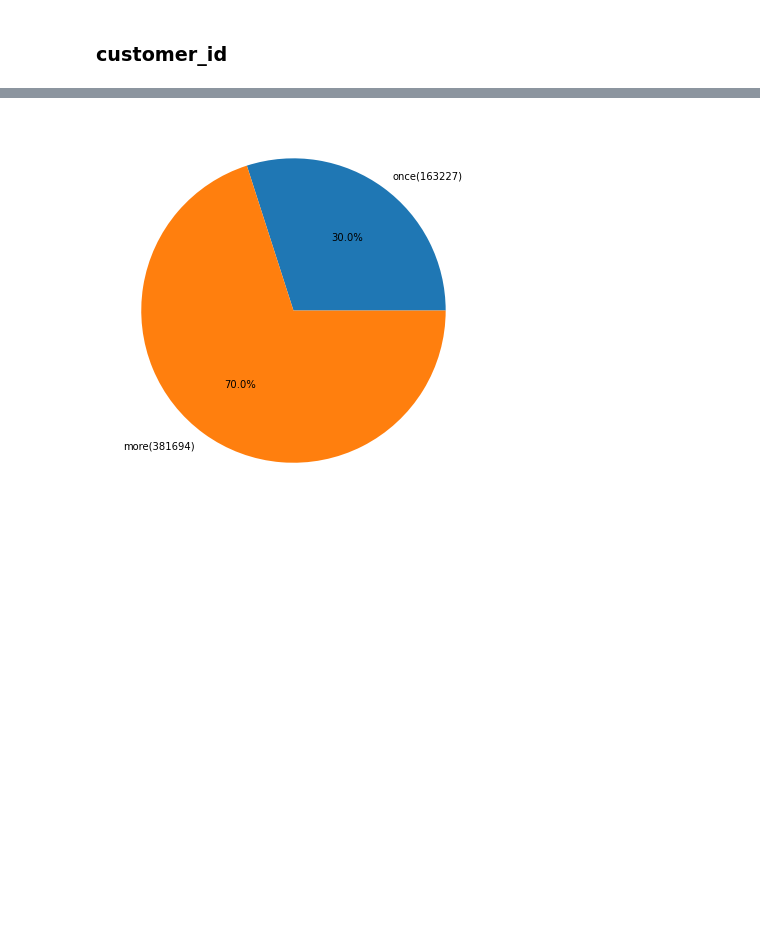
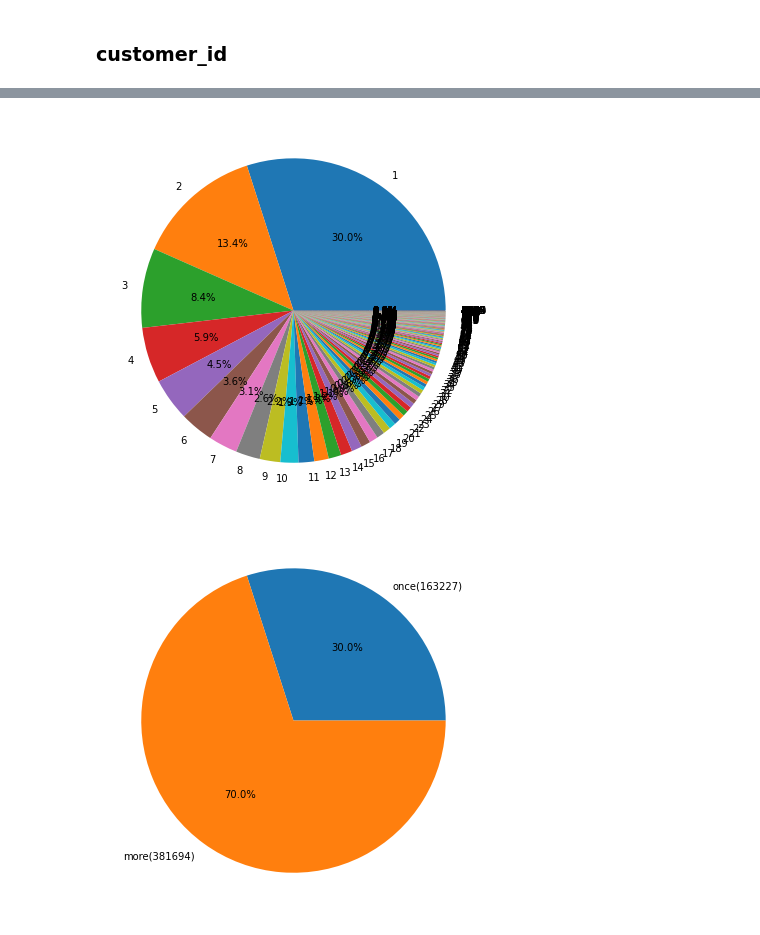
Before and after one commit to LUCI031/chai_analytics, a Jupyter notebook: EDA.ipynb, the cells around one changed output, grey strips where cells are left out. Saved outputs shown, nothing was run; the diff lists cells and outputs as text; code cells hidden in the pictures; blank space fills up the shorter version.

```diff
--- a/EDA.ipynb
+++ b/EDA.ipynb
@@ -142 +144,10 @@ plt.show()
+# %%
+# 점차 유저별 구매 횟수가 감소하는 것을 알 수 있음
+a = df['customer_id'].value_counts().to_frame()['customer_id'].value_counts().to_frame().reset_index()
+a = a.rename(columns={'index':'pur_count','customer_id':'count'})
+plt.figure(figsize=(7,7),facecolor='white')
+plt.pie(a['count'], labels=a['pur_count'],autopct='%.1f%%')
+plt.show()
+# %% [output]
+[figure, added]
 # %%
```
Also changed, not shown: parts of 8 cells of this notebook.
